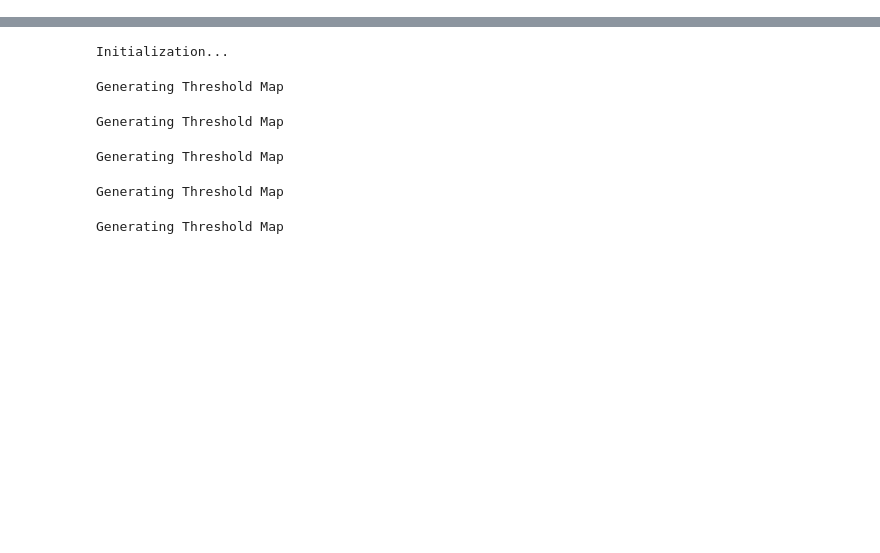
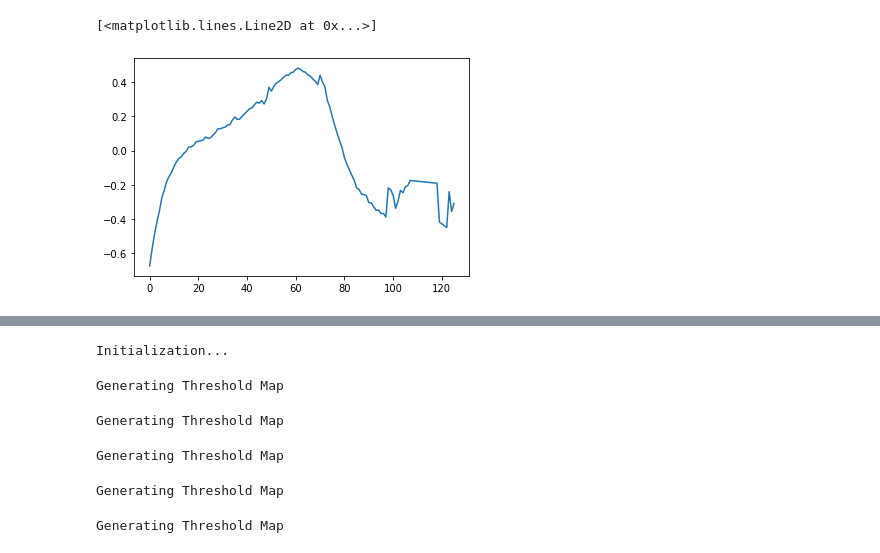
Before and after one commit to jksdbks123/Lidar-Tracker, a Jupyter notebook: MOT test .ipynb, the cells around one changed output, grey strips where cells are left out. Drawn from its saved outputs; the diff is of its cells as text; code cells hidden in the pictures; blank space fills up the shorter version.

```diff
--- a/MOT test .ipynb
+++ b/MOT test .ipynb
@@ -13,0 +34,23 @@ Jupyter environment detected. Enabling Open3D WebVisualizer.
+# %%
+test_traj = np.array(test_traj.loc[:,['Coord_X_Mea','Coord_Y_Mea']])
+# %%
+f = KalmanFilter (dim_x=6, dim_z=2)
+f.x = np.concatenate([test_traj[0].reshape(-1,1),np.zeros((4,1))])
+f.F = A
+f.H = H
+f.P = P
+f.R = R
+f.Q = Q
+# %%
+est = []
+for i in range(1,len(test_traj)):
+    reading = test_traj[i]
+    if np.isnan(reading).any():
+        f.predict()
+    else:
+        f.predict()
+        reading = reading.reshape(-1,1)
+        f.update(reading)
+    est.append(f.x)
+# %%
+est = np.array(est)
@@ -13,0 +79,5 @@ Jupyter environment detected. Enabling Open3D WebVisualizer.
+# %%
+plt.plot(est[:,3])
+# %% [output]
+[<matplotlib.lines.Line2D at 0x...>]
+[figure, added]
```
Also changed, not shown: parts of 7 cells of this notebook, 7 other files.
